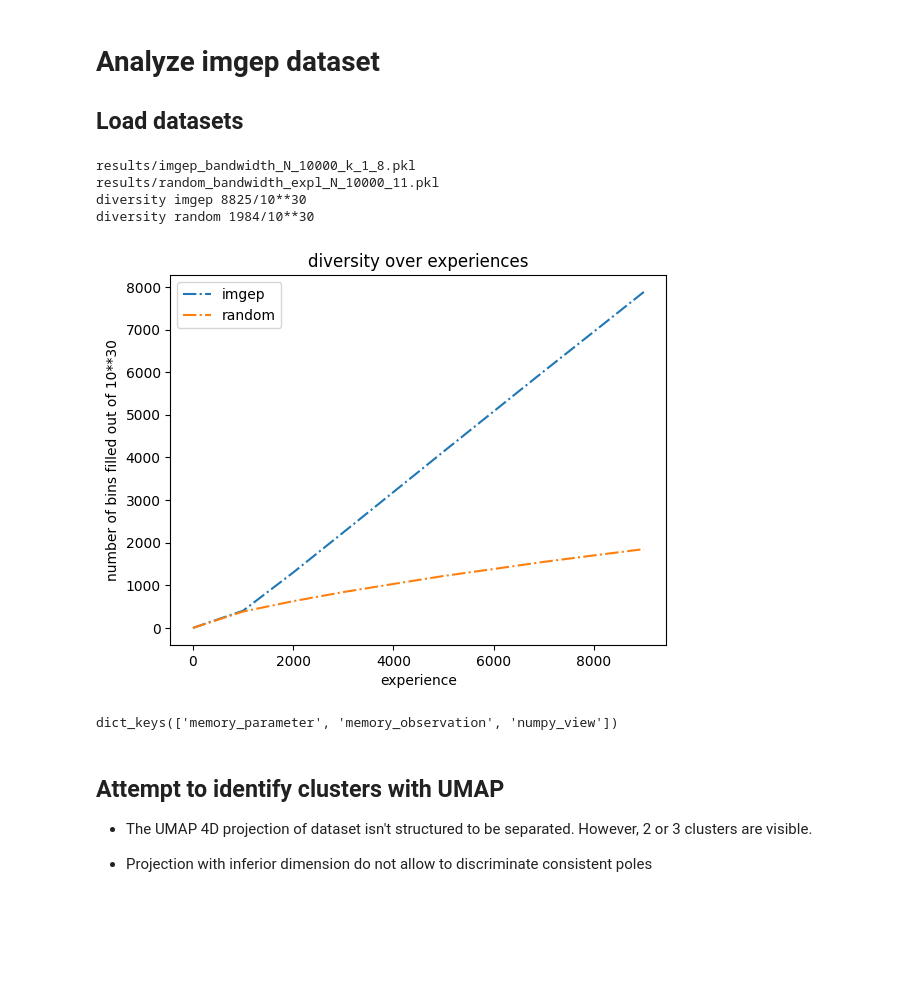
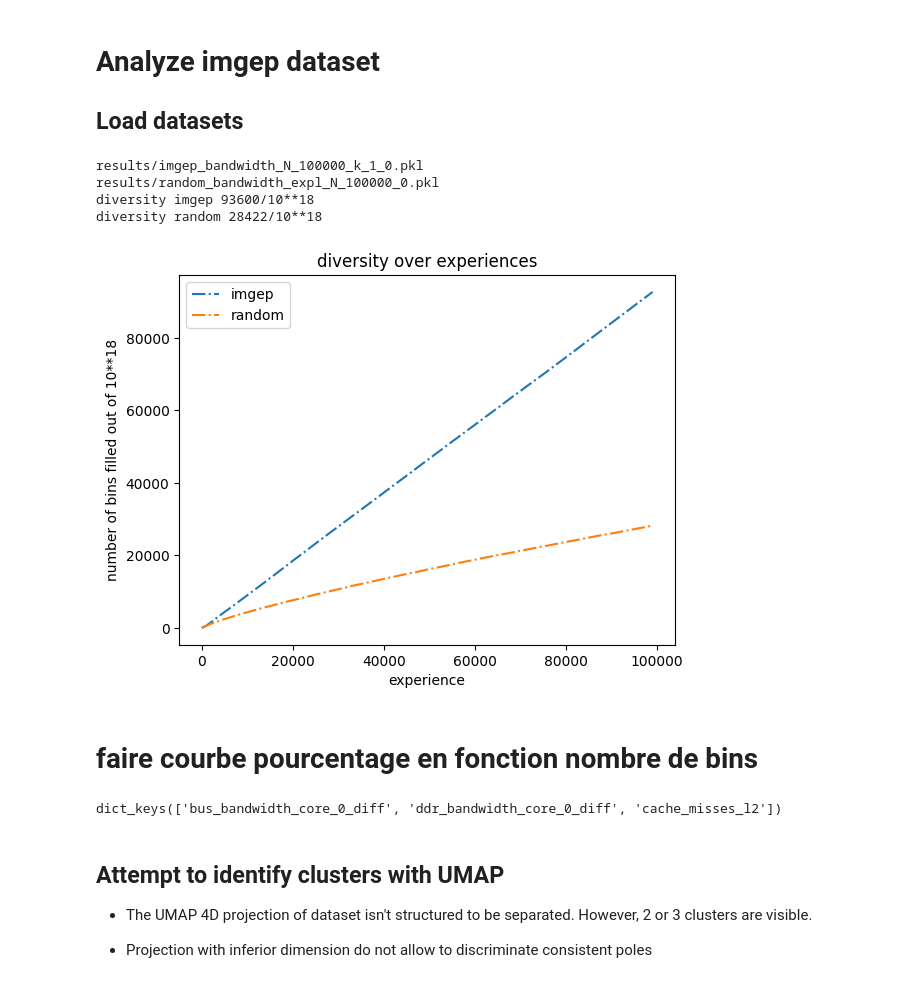
Before and after one commit to Ludoviccccc/Aixia_nouvelle_approche, a Jupyter notebook: Analyse_imgep.ipynb, the cells around one changed output. Saved outputs shown, nothing was run; the diff lists cells and outputs as text; code cells hidden in the pictures; blank space fills up the shorter version.

```diff
--- a/Analyse_imgep.ipynb
+++ b/Analyse_imgep.ipynb
@@ -10,50 +10,52 @@ import matplotlib.pyplot as plt
 # %%
 #Load data
 folder = "results"
-N = 10000
+N = 100000
 k=1
 address_x = 5
 print_freq = 1000
 name_imgep = f'{folder}/imgep_bandwidth_N_{N}_k_{k}'
 name_random = f'{folder}/random_bandwidth_expl_N_{N}'
 content_imgep = load(name_imgep)
 content_imgep_tab = content_imgep['numpy_view']
 content_random = load(name_random)
 content_random_tab = content_random['numpy_view']
-dim_out = 30
+dim_out = 18
 #Compute diversity
 ##################################
 min_tab = np.zeros((dim_out,))
 max_tab = np.ones((dim_out,))*10
 
 diversity_ = Diversity(min_tab = min_tab,
                         max_tab = max_tab,
-                        num_bins = 3)
+                        num_bins = 20)
 
 print(f'diversity imgep {diversity_(content_imgep_tab)}/10**{dim_out}')
 diversity_imgep_list = [diversity_(content_imgep_tab[:print_freq*step]) for step in range(N//print_freq)]
 plt.plot(range(0,N,print_freq),diversity_imgep_list,'-.',label="imgep")
 
 
 print(f'diversity random {diversity_(content_random_tab)}/10**{dim_out}')
 
 diversity_random_list = [diversity_(content_random_tab[:print_freq*step]) for step in range(N//print_freq)]
 plt.plot(range(0,N,print_freq),diversity_random_list,'-.',label="random")
 plt.legend()
 plt.title('diversity over experiences')
 plt.xlabel('experience')
 plt.ylabel(f'number of bins filled out of 10**{dim_out}')
 plt.show()
 # %% [output]
-results/imgep_bandwidth_N_10000_k_1_8.pkl
-results/random_bandwidth_expl_N_10000_11.pkl
-diversity imgep 8825/10**30
-diversity random 1984/10**30
+results/imgep_bandwidth_N_100000_k_1_0.pkl
+results/random_bandwidth_expl_N_100000_0.pkl
+diversity imgep 93600/10**18
+diversity random 28422/10**18
-[figure, old version]
+[figure, new version]
+# %% [markdown]
+# faire courbe pourcentage en fonction nombre de bins
 # %%
-content_imgep.keys()
+content_imgep['memory_observation'].keys()
 # %% [output]
-dict_keys(['memory_parameter', 'memory_observation', 'numpy_view'])
+dict_keys(['bus_bandwidth_core_0_diff', 'ddr_bandwidth_core_0_diff', 'cache_misses_l2'])
 # %% [markdown]
 ## Attempt to identify clusters with UMAP
 * The UMAP 4D projection of dataset isn't structured to be separated. However, 2 or 3 clusters are visible.
```
Also changed, not shown: parts of 5 cells of this notebook, 4 other files.
